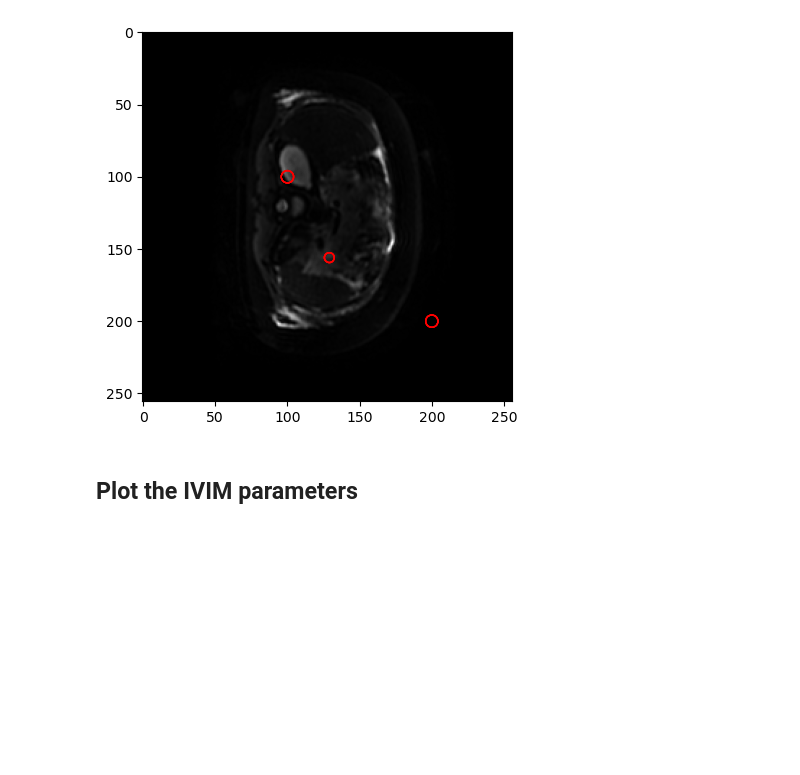
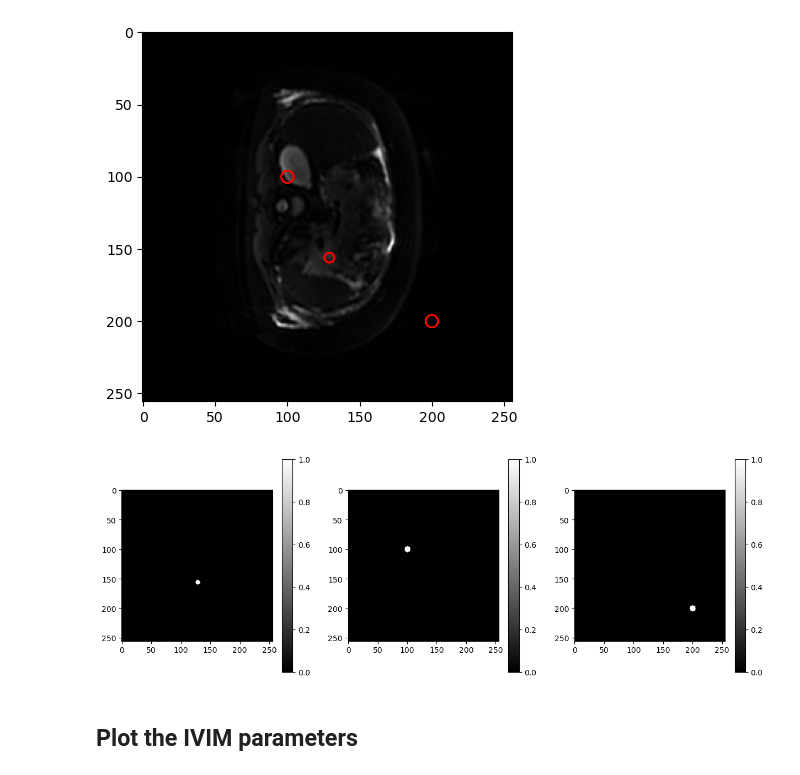
Before and after one commit to young010101/research-TJU-AP-IVIM-SAM, a Jupyter notebook: notebook/return_fig_and_show_in_sub.ipynb, the cells around one changed output. Drawn from its saved outputs; the diff is of its cells as text; code cells hidden in the pictures; blank space fills up the shorter version.

Commit message:
add multi mask

```diff
--- a/notebook/return_fig_and_show_in_sub.ipynb
+++ b/notebook/return_fig_and_show_in_sub.ipynb
@@ -58,6 +54,10 @@ for analysis in n_analysis:
     analysis.plot_pancreas_slice(plot_roi=True)
 # %% [output]
 [figure]
+# %%
+analysis.plot_mask_roi()
+# %% [output]
+[figure, added]
 # %% [markdown]
 ## Plot the IVIM parameters
 # %%
```
Also changed, not shown: parts of 3 cells of this notebook, 2 other files.
